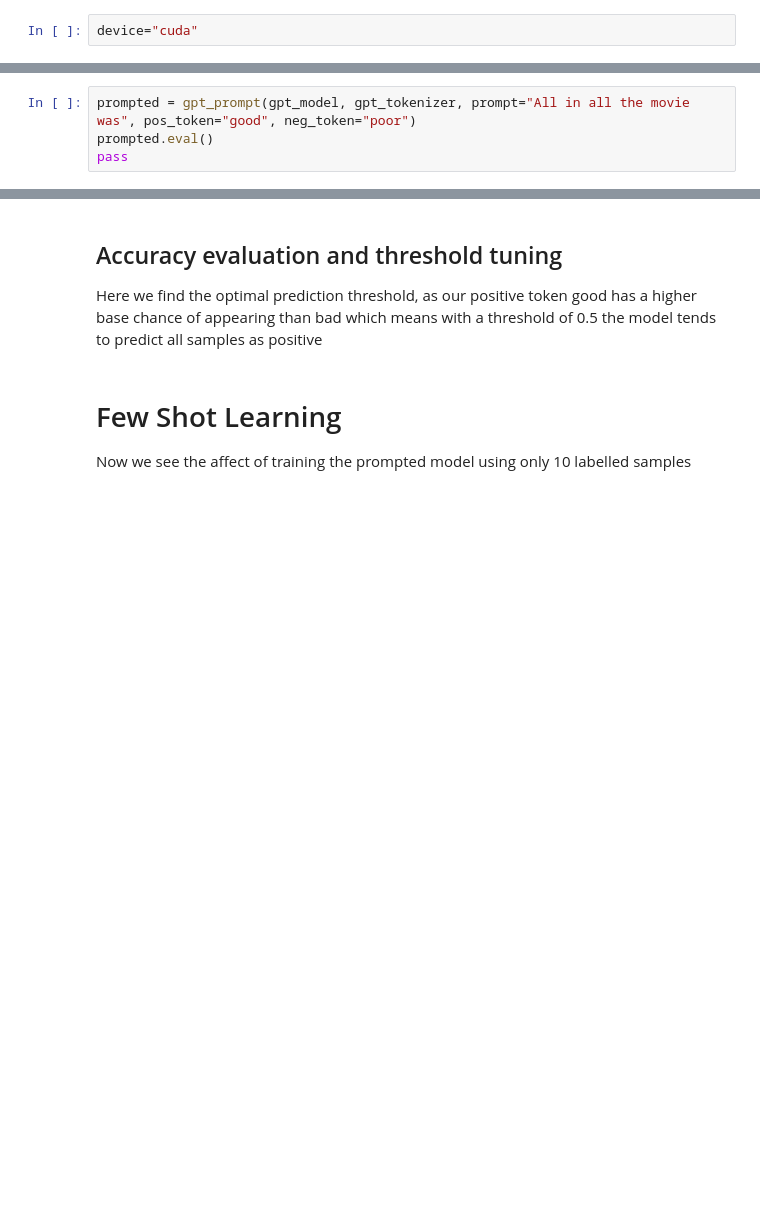
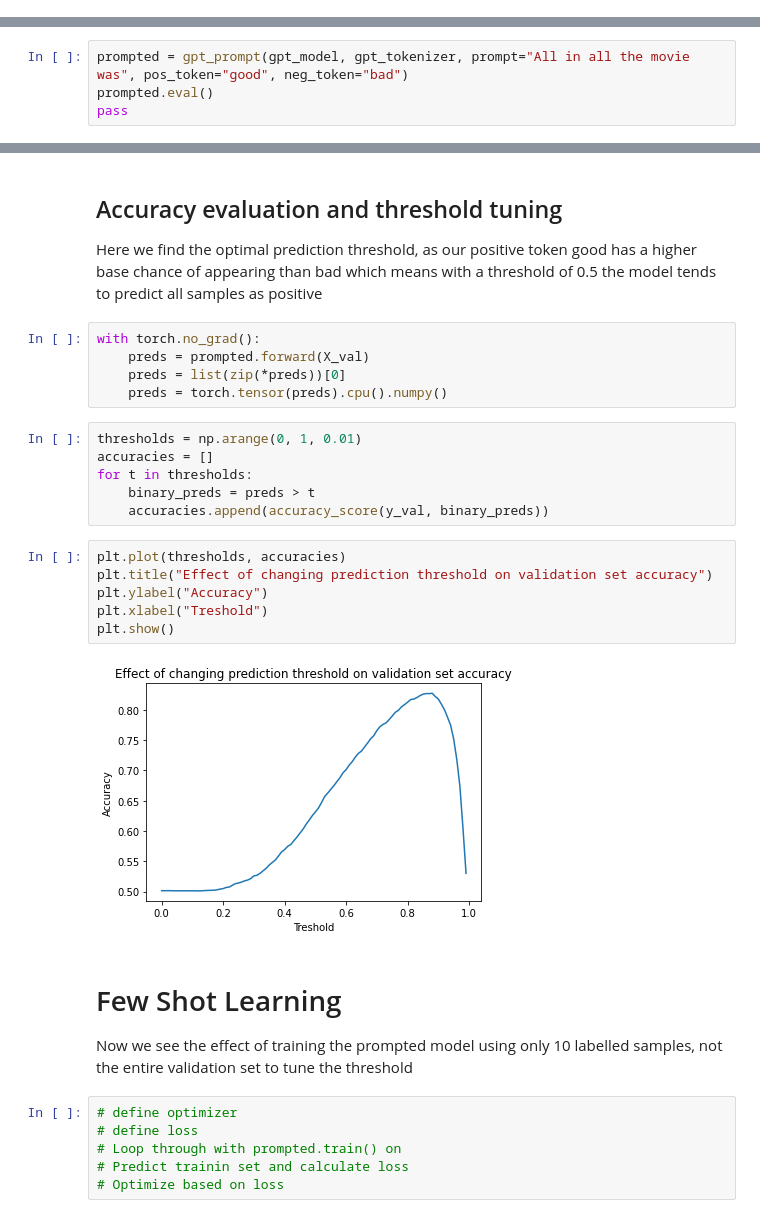
Before and after one commit to Wattsy2020/closure_learning, a Jupyter notebook: Prototype_Transformers.ipynb, the cells around one changed output, grey strips where cells are left out. Drawn from its saved outputs; the diff is of its cells as text; blank space fills up the shorter version.

Commit message:
Add threshold tuning

```diff
--- a/Prototype_Transformers.ipynb
+++ b/Prototype_Transformers.ipynb
@@ -134,5 +130,3 @@ Perform classification by adding the prompt "In summary the movie was" to the en
-# %%
-device="cuda"
 # %%
 # create a new model class, takes a list of strings as input and outputs the binary classification probability p(good | review) / (p(good | review) + p(bad | review))
 class gpt_prompt(torch.nn.Module):
@@ -172,7 +166,7 @@ class gpt_prompt(torch.nn.Module):
         word_preds = torch.nn.functional.softmax(word_preds, dim=0)
         return word_preds[self.pos_token]/(word_preds[self.pos_token] + word_preds[self.neg_token]), word_preds
 # %%
-prompted = gpt_prompt(gpt_model, gpt_tokenizer, prompt="All in all the movie was", pos_token="good", neg_token="poor")
+prompted = gpt_prompt(gpt_model, gpt_tokenizer, prompt="All in all the movie was", pos_token="good", neg_token="bad")
 prompted.eval()
 pass
 # %% [markdown]
@@ -211,6 +205,31 @@ torch.cuda.empty_cache()
 # %% [markdown]
 ## Accuracy evaluation and threshold tuning
 Here we find the optimal prediction threshold, as our positive token good has a higher base chance of appearing than bad which means with a threshold of 0.5 the model tends to predict all samples as positive
+# %%
+with torch.no_grad():
+    preds = prompted.forward(X_val)
+    preds = list(zip(*preds))[0]
+    preds = torch.tensor(preds).cpu().numpy()
+# %%
+thresholds = np.arange(0, 1, 0.01)
+accuracies = []
+for t in thresholds:
+    binary_preds = preds > t
+    accuracies.append(accuracy_score(y_val, binary_preds))
+# %%
+plt.plot(thresholds, accuracies)
+plt.title("Effect of changing prediction threshold on validation set accuracy")
+plt.ylabel("Accuracy")
+plt.xlabel("Treshold")
+plt.show()
+# %% [output]
+[figure, added]
 # %% [markdown]
 # Few Shot Learning
-Now we see the affect of training the prompted model using only 10 labelled samples
+Now we see the effect of training the prompted model using only 10 labelled samples, not the entire validation set to tune the threshold
+# %%
+# define optimizer
+# define loss
+# Loop through with prompted.train() on
+# Predict trainin set and calculate loss
+# Optimize based on loss
```
Also changed, not shown: parts of 3 cells of this notebook.
